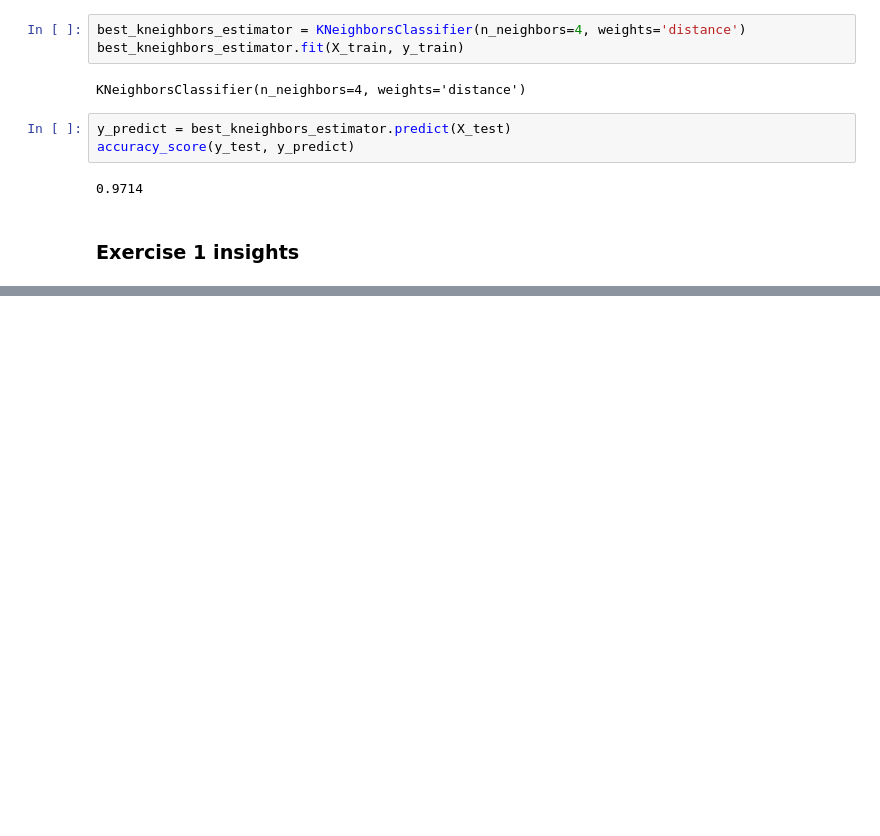
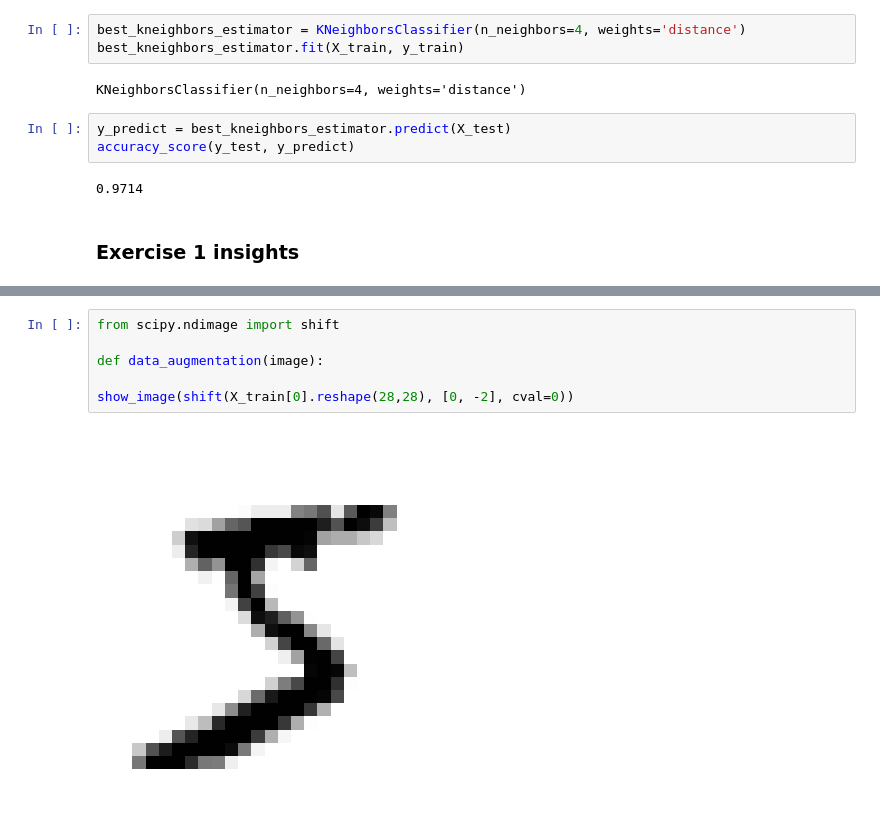
Before and after one commit to MiquelMarinoEspinosa/handson-ml3, a Jupyter notebook: 03_exercises.ipynb, the cells around one changed output, grey strips where cells are left out. Saved outputs shown, nothing was run; the diff lists cells and outputs as text; blank space fills up the shorter version.

```diff
--- a/03_exercises.ipynb
+++ b/03_exercises.ipynb
@@ -870,0 +901,8 @@ accuracy_score(y_test, y_predict)
+# %%
+from scipy.ndimage import shift
+
+def data_augmentation(image):
+
+show_image(shift(X_train[0].reshape(28,28), [0, -2], cval=0))
+# %% [output]
+[figure, added]
```
Also changed, not shown: parts of 4 cells of this notebook.
